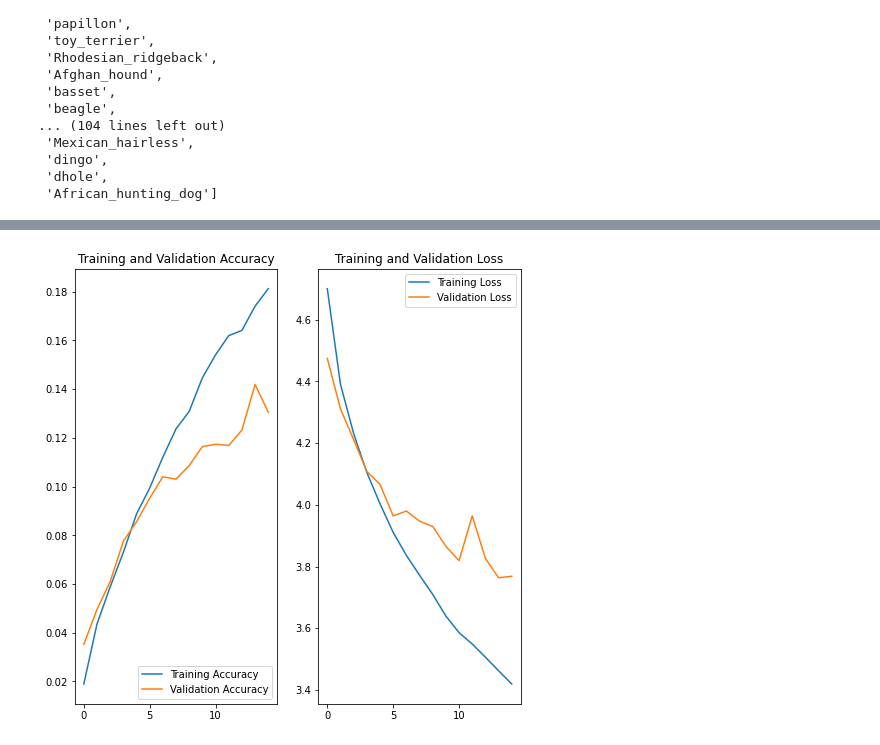
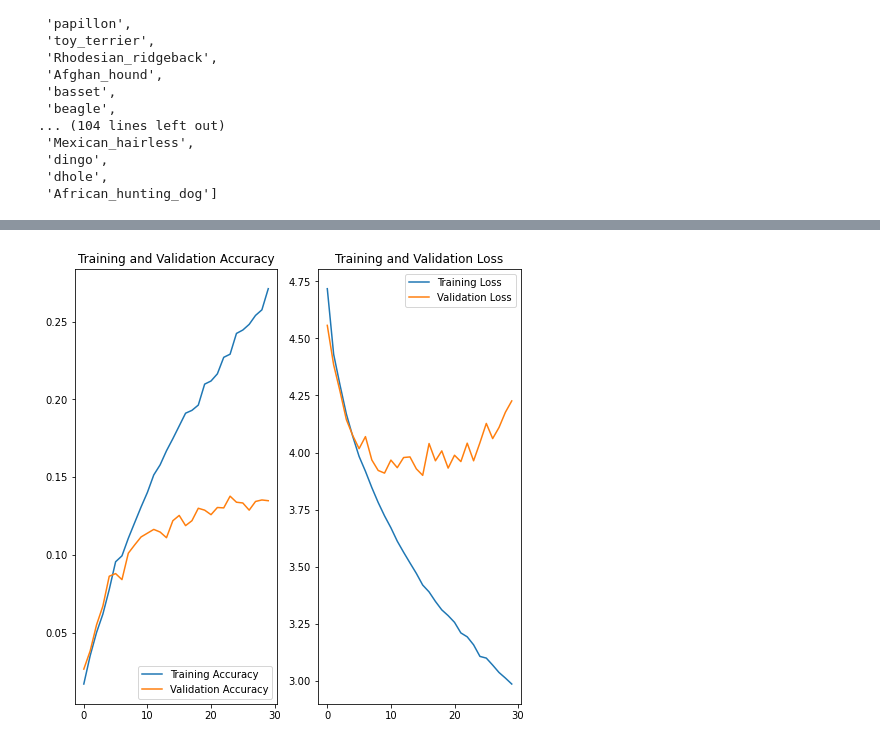
Before and after one commit to anguyen61191/Stanford-Dog-Dataset-Image-Classification, a Jupyter notebook: AndyNotebook.ipynb, the cells around one changed output, grey strips where cells are left out. Cells and saved outputs as stored; diff of their text form; code cells hidden in the pictures.

```diff
--- a/AndyNotebook.ipynb
+++ b/AndyNotebook.ipynb
@@ -163,0 +178,6 @@ print(np.min(first_image), np.max(first_image))
+# %%
+normalized_test_ds = test_ds.map(lambda x, y: (normalization_layer(x), y))
+image_batch, labels_batch = next(iter(normalized_test_ds))
+first_image = image_batch[0]
+# Notice the pixel values are now in `[0,1]`.
+print(np.min(first_image), np.max(first_image))
@@ -280,11 +367,11 @@ model.compile(optimizer='adam',
 model.summary()
 
 history = model.fit(
-    train_ds,
-    epochs = 15,
-    validation_data=test_ds)
+    normalized_ds,
+    epochs = 30,
+    validation_data= normalized_test_ds)
 
 
-print(f"\nTraining Score: {model.evaluate(train_ds)}")
-print(f"\nTest Score: {model.evaluate(test_ds)}")
+print(f"\nTraining Score: {model.evaluate(normalized_ds)}")
+print(f"\nTest Score: {model.evaluate(normalized_test_ds)}")
 # %% [output]
@@ -308,24 +395,24 @@ Test Score: [3.768397092819214, 0.13046647608280182]
 # %%
 acc = history.history['accuracy']
 val_acc = history.history['val_accuracy']
 
 loss = history.history['loss']
 val_loss = history.history['val_loss']
 
-epochs_range = range(15)
+epochs_range = range(30)
 
 plt.figure(figsize=(8, 8))
 plt.subplot(1, 2, 1)
 plt.plot(epochs_range, acc, label='Training Accuracy')
 plt.plot(epochs_range, val_acc, label='Validation Accuracy')
 plt.legend(loc='lower right')
 plt.title('Training and Validation Accuracy')
 
 plt.subplot(1, 2, 2)
 plt.plot(epochs_range, loss, label='Training Loss')
 plt.plot(epochs_range, val_loss, label='Validation Loss')
 plt.legend(loc='upper right')
 plt.title('Training and Validation Loss')
 plt.show()
 # %% [output]
-[figure, old version]
+[figure, new version]
```
Also changed, not shown: parts of 12 cells of this notebook.
